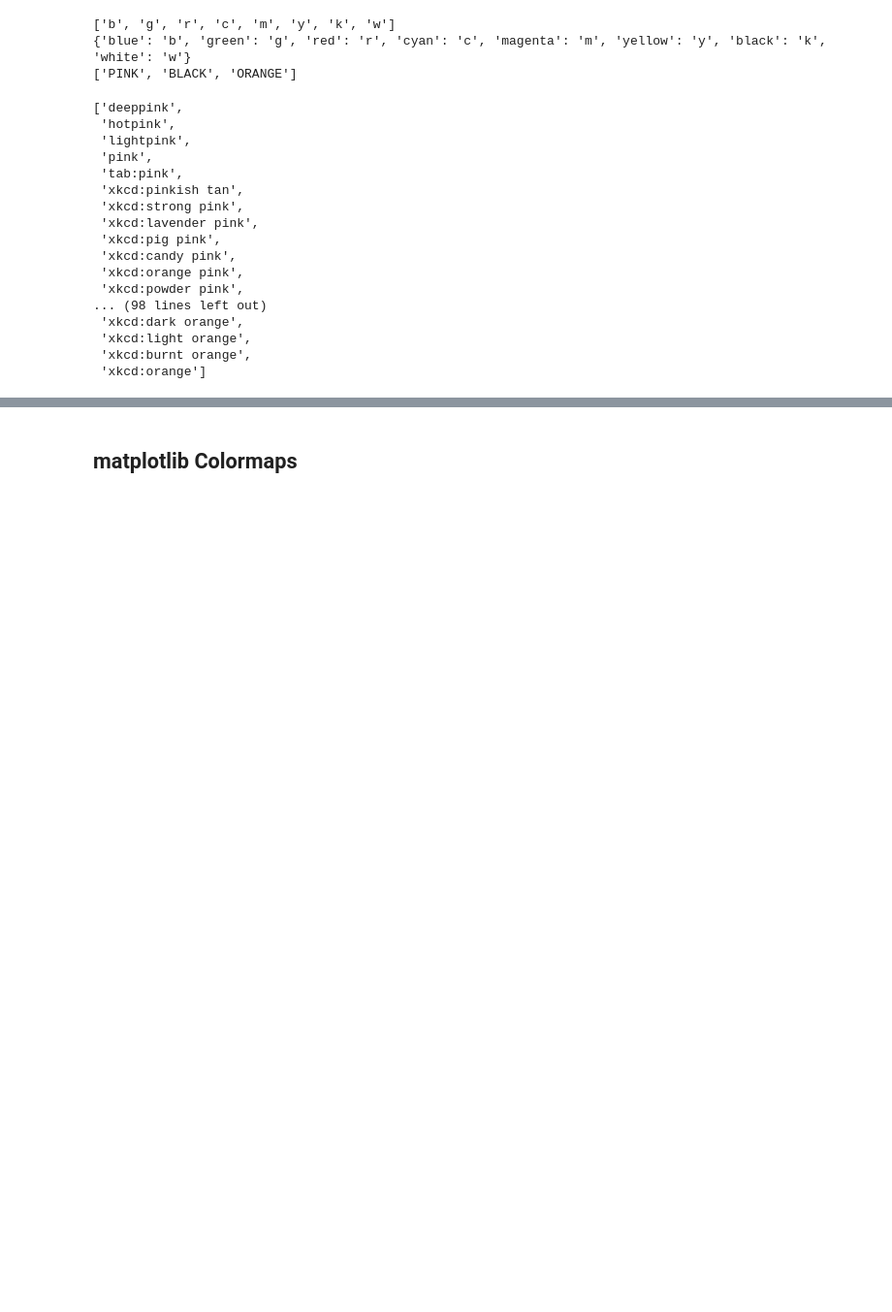
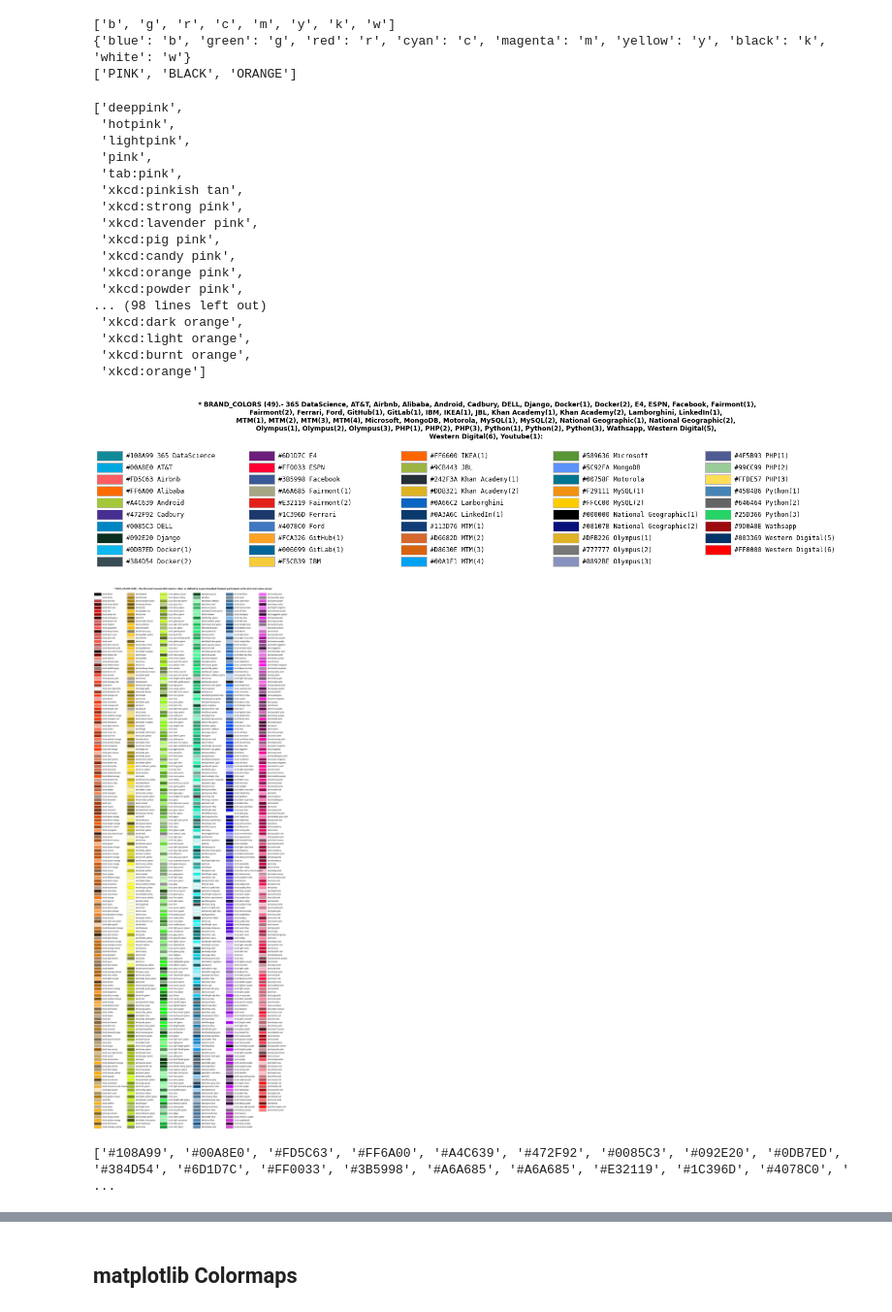
Before and after one commit to jmonti-gh/jm_utils, a Jupyter notebook: dev/plt_colors.ipynb, the cells around one changed output, grey strips where cells are left out. Shown at 97% size. Drawn from its saved outputs; the diff is of its cells as text; code cells hidden in the pictures; blank space fills up the shorter version.

```diff
--- a/dev/plt_colors.ipynb
+++ b/dev/plt_colors.ipynb
@@ -516,0 +723,23 @@ def plot_mpl_colors(
+# %%
+# fig = plot_mpl_colorsB('css4_colors', sort_colors=True, hex_value=False, n_cols=4)
+# fig = plot_mpl_colorsB(sort_colors=False)
+fig = plot_mpl_colorsB('brand_colors', n_cols=5, sort_colors=False)
+fig = plot_mpl_colorsB('xkcd_colors', sort_colors=True, hex_value=False, n_cols=6)
+# %% [output]
+[figure, added]
+[figure, added]
+# %%
+# AUX_CODE - Vamos a convertir a mayúsculas todo los hex brand colors y lo vamos a hacer con pandas
+lst = [
+        '#108A99', '#00A8E0', '#fd5c63', '#ff6a00', '#a4c639', '#472F92', '#0085C3', '#092e20', '#0db7ed', '#384d54',
+        '#6d1d7c', '#FF0033', '#3B5998', '#a6a685', '#a6a685', '#e32119', '#1c396d', '#4078c0', '#fca326', '#006699',
+        '#F5CB39', '#ff6600', '#9cb443', '#242f3a', '#ddb321', '#0a66c2', '#0a3a6c', '#113D76', '#d6682d', '#D8630E',
+        '#00A1F1', '#589636', '#5c92fa', '#00758f', '#f29111', '#ffcc00', '#000000', '#08107b', '#dfb226', '#777777',
+        '#8892be', '#4f5b93', '#99cc99', '#ffde57', '#4584b6', '#646464', '#25D366', '#9d0a0e', '#003369', '#ff0000'
+        ]
+
+# sr = pd.Series(lst).map(lambda x: x.upper())  # OK
+sr = pd.Series(lst).str.upper()                 # Mejor OK
+print(list(sr))
+# %% [output]
+['#108A99', '#00A8E0', '#FD5C63', '#FF6A00', '#A4C639', '#472F92', '#0085C3', '#092E20', '#0DB7ED', '#384D54', '#6D1D7C', '#FF0033', '#3B5998', '#A6A685', '#A6A685', '#E32119', '#1C396D', '#4078C0', ' ...
```
Also changed, not shown: parts of 17 cells of this notebook, 1 other file.
